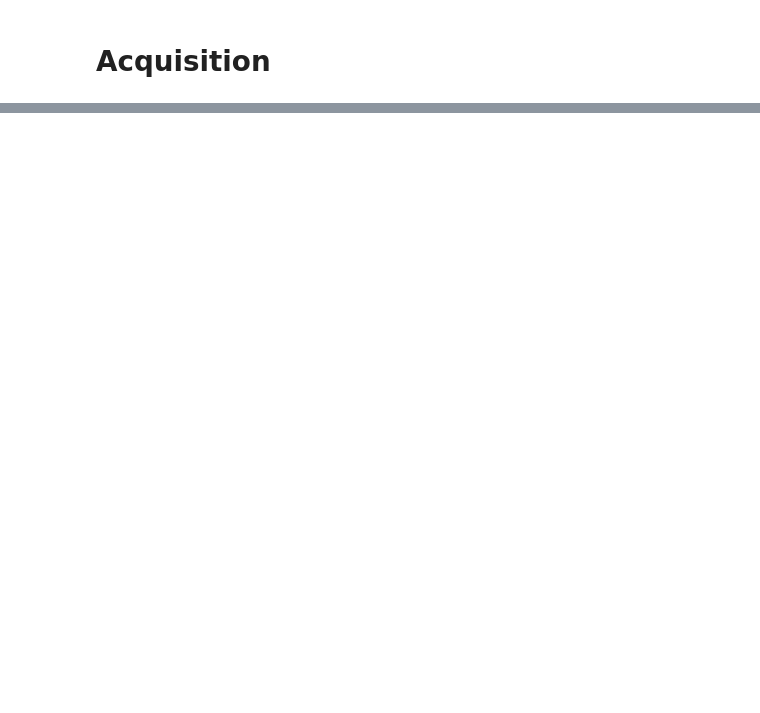
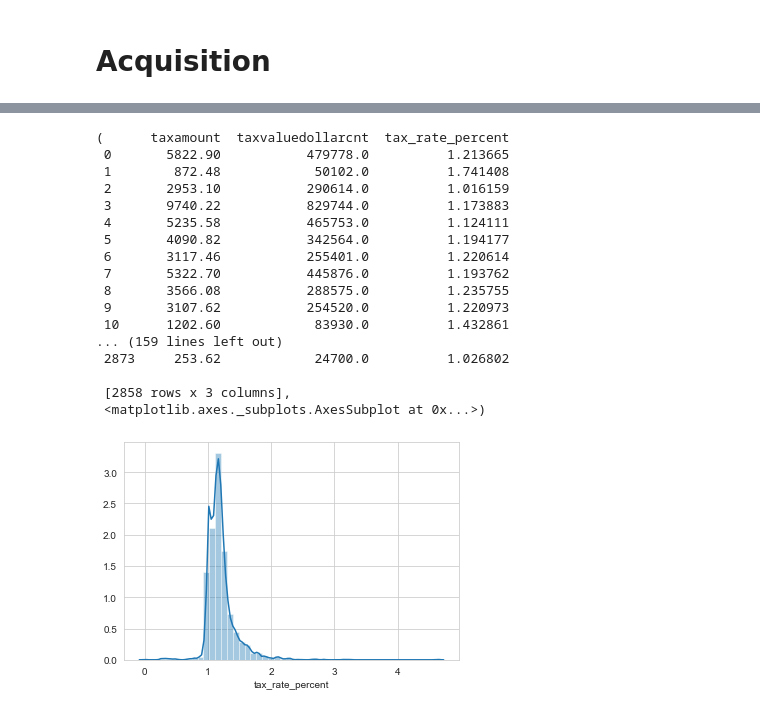
Before and after one commit to davidtenorio1/zillow_project, a Jupyter notebook: walk_through.ipynb, the cells around one changed output, grey strips where cells are left out. Drawn from its saved outputs; the diff is of its cells as text; code cells hidden in the pictures; blank space fills up the shorter version.

```diff
--- a/walk_through.ipynb
+++ b/walk_through.ipynb
@@ -14,0 +38,13 @@ and propertylandusetypeid not in ("31", "47", "246", "247", "248","264", "265",
+# %%
+# Create variable to access zillow database
+url = f'mysql+pymysql://{user}:{password}@{host}/zillow'
+# Read in sql database to python. Sort out properties that do not meet criteria
+data = pd.read_sql('''select id, calculatedfinishedsquarefeet, bedroomcnt, bathroomcnt, taxvaluedollarcnt from properties_2017
+join predictions_2017 using (id)
+join propertylandusetype using (propertylandusetypeid)
+where transactiondate between "2017-05-01" and "2017-06-30"
+and propertylandusetypeid not in ("31", "47", "246", "247", "248","264", "265", "266","267", "269", "270" )
+and calculatedfinishedsquarefeet * bathroomcnt * bedroomcnt != 0
+and taxvaluedollarcnt != 0''',url)
+# Set index to data id to be able to identify each individual property
+data = data.set_index(data.id)
@@ -14,0 +132,29 @@ and propertylandusetypeid not in ("31", "47", "246", "247", "248","264", "265",
+# %%
+orange_county_data = pd.read_sql('''select taxamount, taxvaluedollarcnt from properties_2017
+join predictions_2017 using (id)
+join propertylandusetype using (propertylandusetypeid)
+where transactiondate between "2017-05-01" and "2017-06-30"
+and propertylandusetypeid not in ("31", "47", "246", "247", "248","264", "265", "266","267", "269", "270" )
+and taxdelinquencyflag is null
+and fips like "6059"''',url)
+# %%
+tax_rate_distributions.drop_nulls_add_tax_rate_percent(orange_county_data)
+# %% [output]
+(      taxamount  taxvaluedollarcnt  tax_rate_percent
+ 0       5822.90           479778.0          1.213665
+ 1        872.48            50102.0          1.741408
+ 2       2953.10           290614.0          1.016159
+ 3       9740.22           829744.0          1.173883
+ 4       5235.58           465753.0          1.124111
+ 5       4090.82           342564.0          1.194177
+ 6       3117.46           255401.0          1.220614
+ 7       5322.70           445876.0          1.193762
+ 8       3566.08           288575.0          1.235755
+ 9       3107.62           254520.0          1.220973
+ 10      1202.60            83930.0          1.432861
+... (159 lines left out)
+ 2873     253.62            24700.0          1.026802
+
+ [2858 rows x 3 columns],
+ <matplotlib.axes._subplots.AxesSubplot at 0x...>)
+[figure, added]
```
Also changed, not shown: parts of 54 cells of this notebook, 4 other files.
